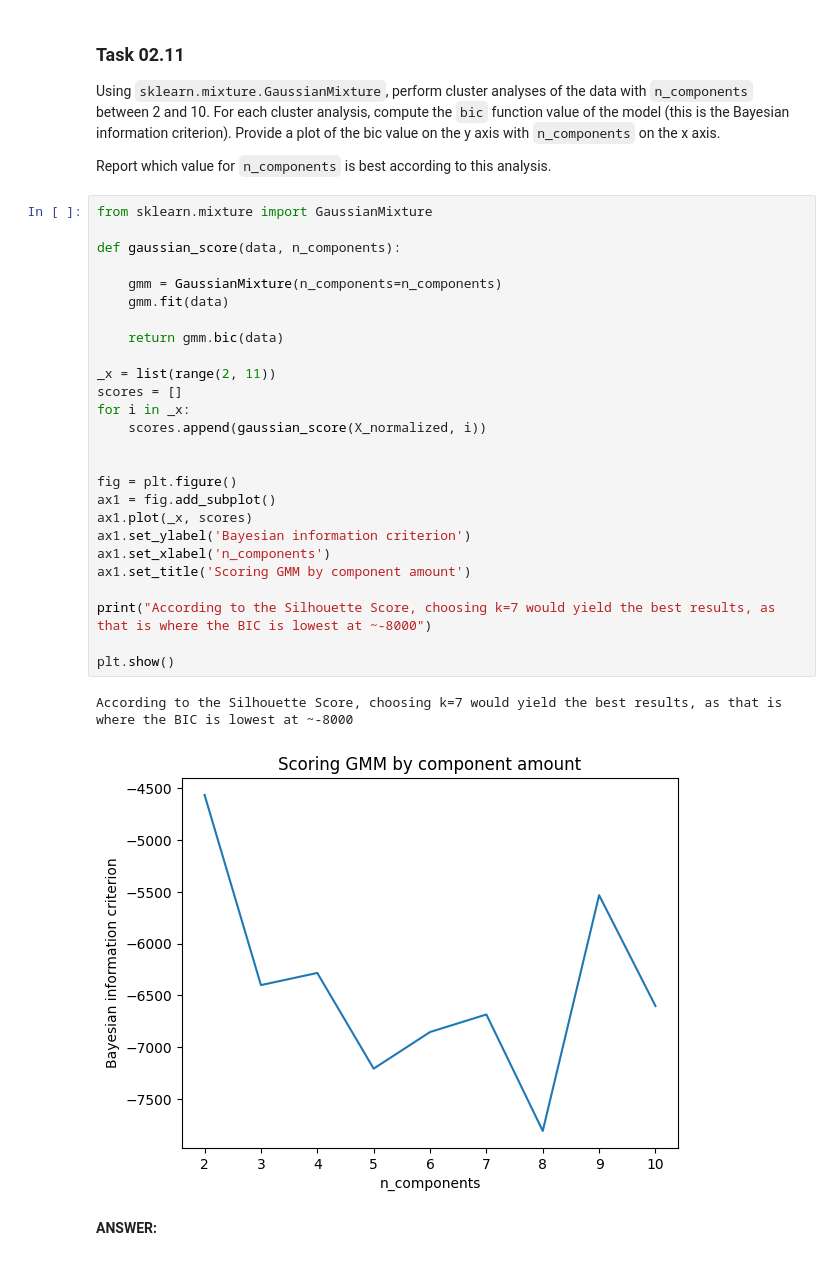
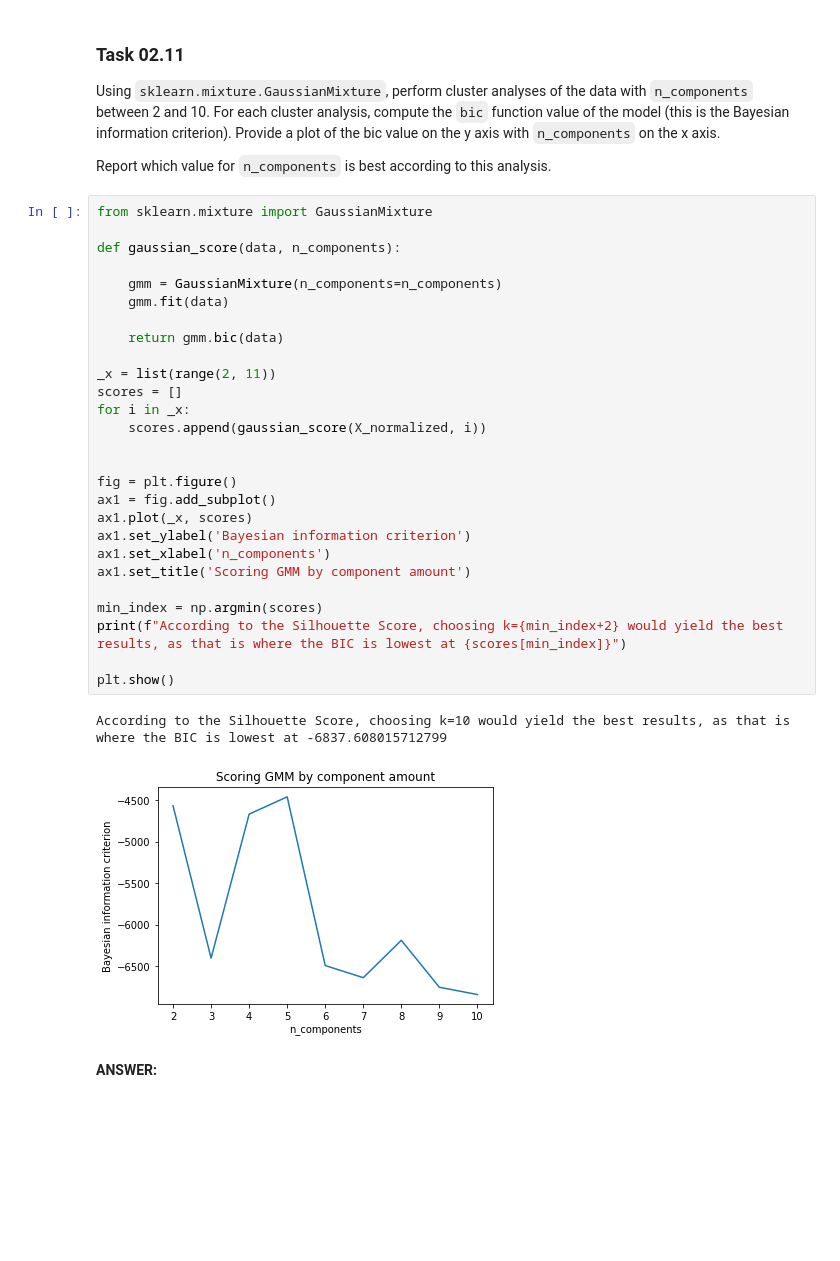
Before and after one commit to ChonsShadow/datamining_24-25, a Jupyter notebook: sheet02/sheet02.ipynb, the cells around one changed output. Cells and saved outputs as stored; diff of their text form; blank space fills up the shorter version.

```diff
--- a/sheet02/sheet02.ipynb
+++ b/sheet02/sheet02.ipynb
@@ -385,32 +385,33 @@ Report which value for `n_components` is best according to this analysis.
 # %%
 from sklearn.mixture import GaussianMixture
 
 def gaussian_score(data, n_components):
 
     gmm = GaussianMixture(n_components=n_components)
     gmm.fit(data)
 
     return gmm.bic(data)
 
 _x = list(range(2, 11))
 scores = []
 for i in _x:
     scores.append(gaussian_score(X_normalized, i))
 
 
 fig = plt.figure()
 ax1 = fig.add_subplot()
 ax1.plot(_x, scores)
 ax1.set_ylabel('Bayesian information criterion')
 ax1.set_xlabel('n_components')
 ax1.set_title('Scoring GMM by component amount')
 
-print("According to the Silhouette Score, choosing k=7 would yield the best results, as that is where the BIC is lowest at ~-8000")
+min_index = np.argmin(scores)
+print(f"According to the Silhouette Score, choosing k={min_index+2} would yield the best results, as that is where the BIC is lowest at {scores[min_index]}")
 
 plt.show()
 # %% [output]
-According to the Silhouette Score, choosing k=7 would yield the best results, as that is where the BIC is lowest at ~-8000
+According to the Silhouette Score, choosing k=10 would yield the best results, as that is where the BIC is lowest at -6837.608015712799
-[figure, old version]
+[figure, new version]
 # %% [markdown]
 **ANSWER:**
 # %% [markdown]
```
Also changed, not shown: parts of 10 cells of this notebook.
